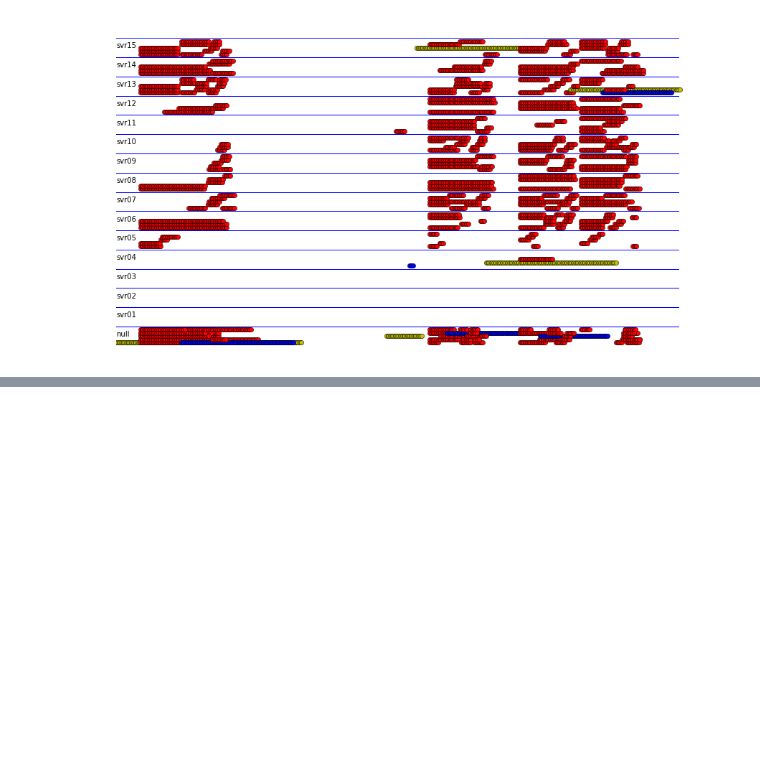
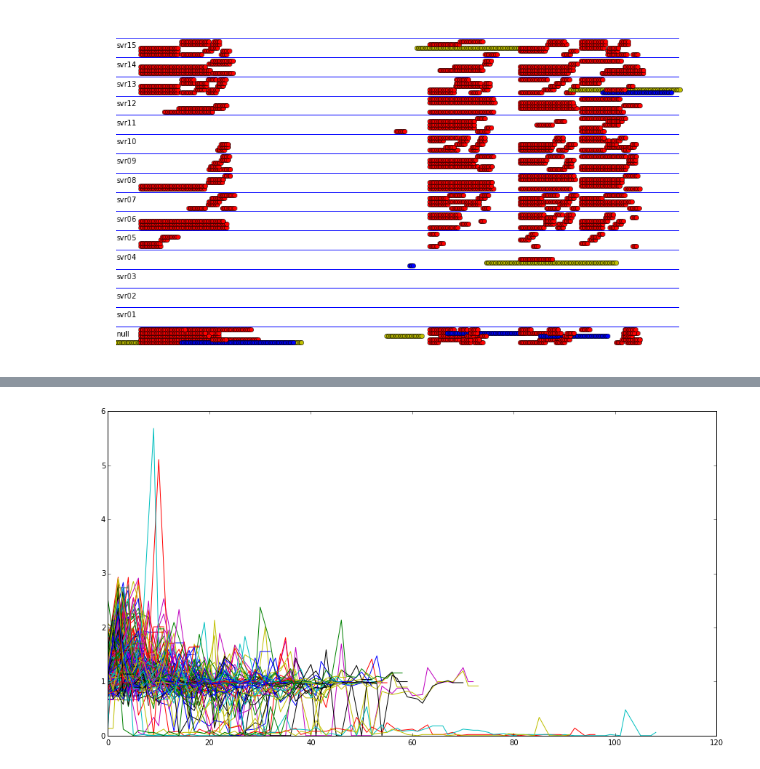
Before and after one commit to hasonhai/yarntracking, a Jupyter notebook: notebook/ResourceUtilization.ipynb, the cells around one changed output, grey strips where cells are left out. Saved outputs shown, nothing was run; the diff lists cells and outputs as text; code cells hidden in the pictures; blank space fills up the shorter version.

Commit message:
add actual usage of application

```diff
--- a/notebook/ResourceUtilization.ipynb
+++ b/notebook/ResourceUtilization.ipynb
@@ -288,0 +385,34 @@ plt.axis('off')
+# %%
+def get_cpu_actual_use(container_name, snapshot_dataframe, snapshot_cpu_profile):
+  container_starttime = snapshot_dataframe.loc[container_name,'start']
+  container_endtime = snapshot_dataframe.loc[container_name,'end']
+  rescaled_container_starttime = container_starttime / 1000
+  rescaled_container_endtime = container_endtime / 1000
+  duration = rescaled_container_endtime - rescaled_container_starttime
+  container_index = np.linspace(rescaled_container_starttime, rescaled_container_endtime -1,duration)
+  data = np.linspace(0,0,duration)
+  container_data2 = pd.Series(data,index=pd.to_datetime(container_index,unit='s'))
+
+  cpu_container_filtered = snapshot_cpu_profile[(snapshot_cpu_profile.name == container_name)]
+  index = cpu_container_filtered.timestamp.tolist()
+  cpu_load = cpu_container_filtered.cpu_load.tolist()
+  container_data1 = pd.Series(cpu_load,index=pd.to_datetime(index,unit='s'))
+  container_data3 = container_data1 + container_data2
+  container_data4 = container_data3.interpolate(method='time')
+  for index in container_data4.index:
+    if pd.isnull(container_data4[index]):
+      container_data4[index] = container_data4.mean()
+  if len(container_data4) > len(container_data2):
+    a = set(container_data4.index.tolist()) - set(container_data2.index.tolist())
+    print(a)
+    #print(container_data4)
+    #print(container_data3)
+    #print(container_data2.index)
+    #raise Exception('Return length mismatch')
+
+  return container_data4
+
+for i in SnapshotDFFiltered.index:
+  a = get_cpu_actual_use(i,snapshot_dataframe, snapshot_cpu_profile)
+  plt.plot(a)
+# %% [output]
@@ -288,0 +436 @@ plt.axis('off')
+[figure, added]
```
Also changed, not shown: parts of 5 cells of this notebook.
